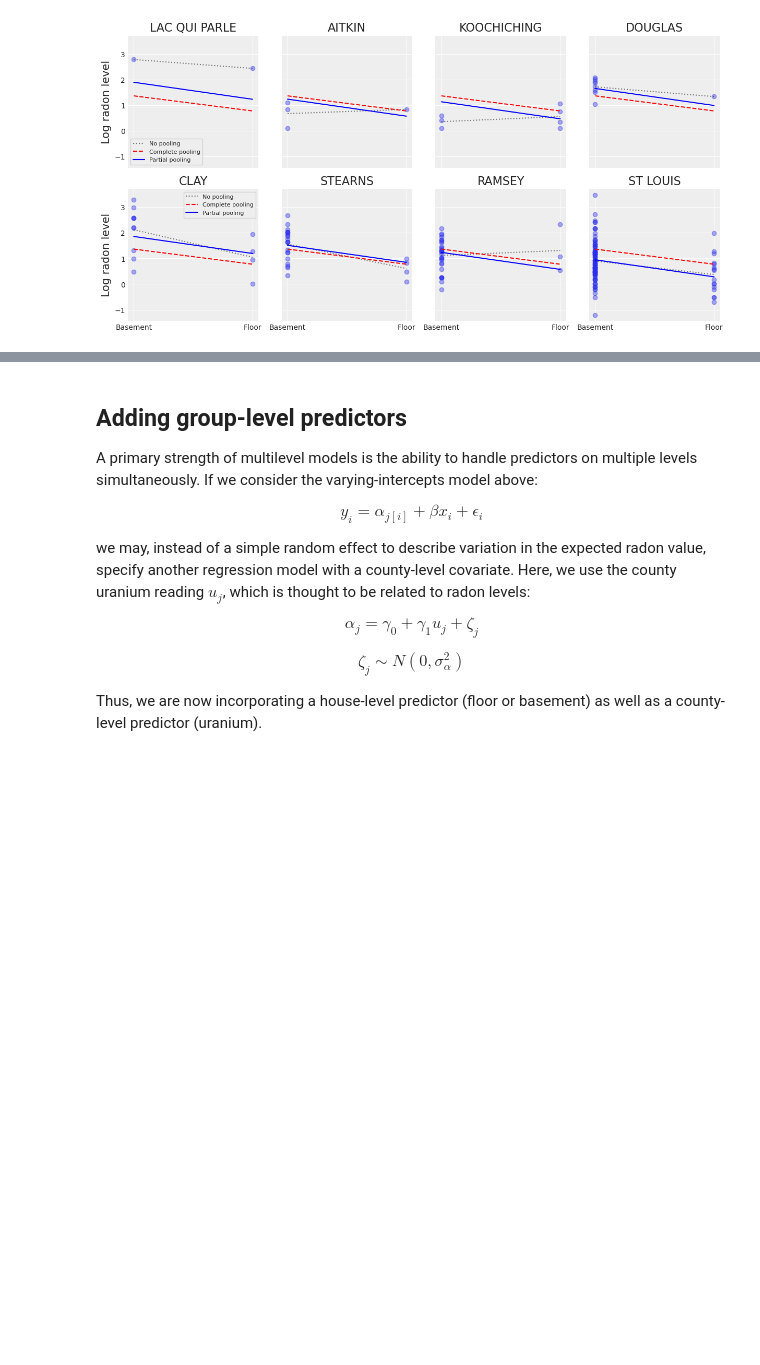
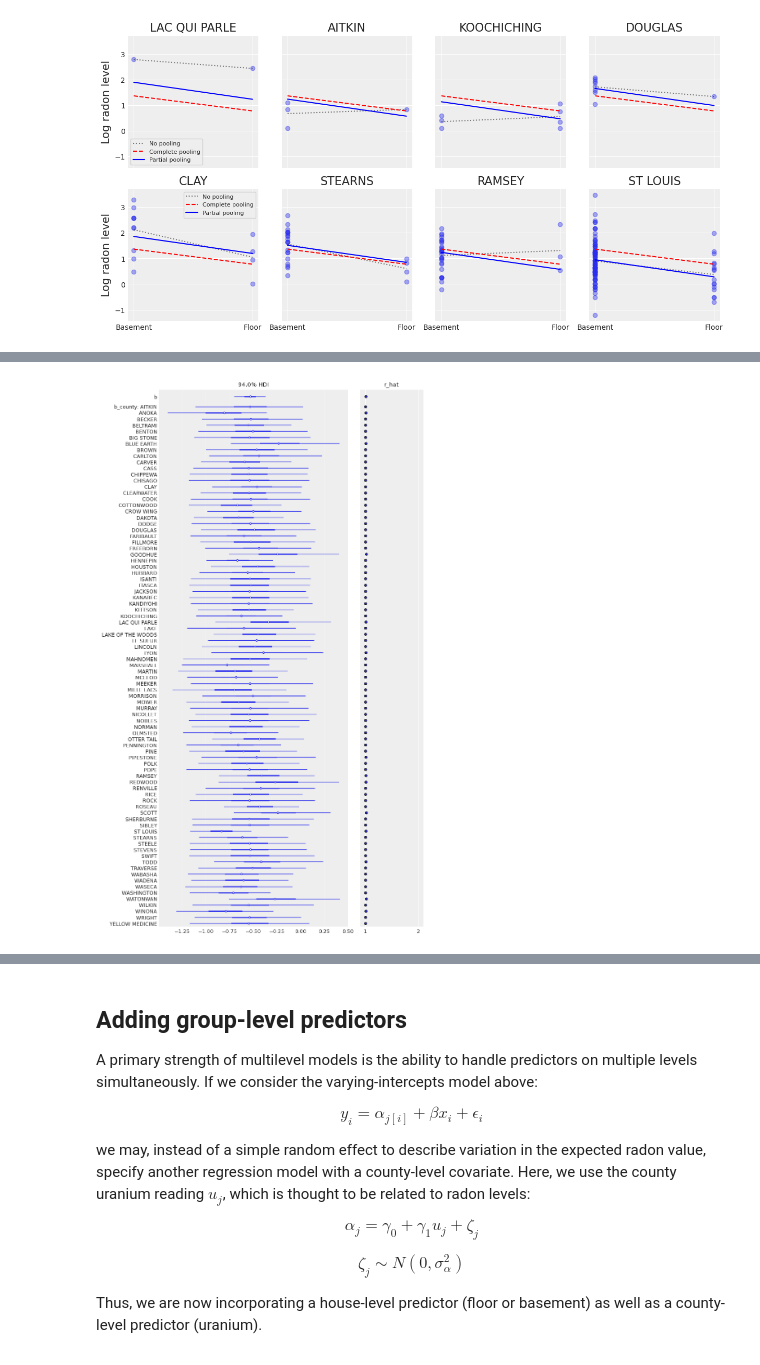
Before and after one commit to pymc-labs/roche-workshop, a Jupyter notebook: notebooks/Section2_Hierarchical_Models.ipynb, the cells around one changed output, grey strips where cells are left out. Drawn from its saved outputs; the diff is of its cells as text; code cells hidden in the pictures; blank space fills up the shorter version.

```diff
--- a/notebooks/Section2_Hierarchical_Models.ipynb
+++ b/notebooks/Section2_Hierarchical_Models.ipynb
@@ -619,0 +576,21 @@ with Model() as varying_slope:
+# %%
+with pm.Model(coords=coords) as varying_slope:
+    # Hyperpriors:
+    b = pm.Normal("b", mu=0.0, sigma=10.0)
+    sigma_b = pm.Exponential("sigma_b", 1.0)
+
+    # Common intercept:
+    a = pm.Normal("a", mu=0.0, sigma=10.0)
+    # Varying slopes:
+    b_county = pm.Normal("b_county", mu=b, sigma=sigma_b, dims="County")
+
+    # Expected value per county:
+    floor_idx = pm.Data("floor_idx", floor, dims="obs_id")
+    county_idx = pm.Data("county_idx", county, dims="obs_id")
+    theta = a + b_county[county_idx] * floor_idx
+    # Model error:
+    sigma = pm.Exponential("sigma", 1.0)
+
+    y = pm.Normal("y", theta, sigma=sigma, observed=log_radon, dims="obs_id")
+
+pm.model_to_graphviz(varying_slope)
@@ -620,3 +599,5 @@ with Model() as varying_slope:
 # %%
 with varying_slope:
-    varying_slope_trace = sample(1000, tune=1000, cores=2, random_seed=RANDOM_SEED)
+    varying_slope_idata = pm.sample(
+        tune=2000, random_seed=RANDOM_SEED, return_inferencedata=True
+    )
@@ -632,0 +616,6 @@ plt.xlim(-0.2, 1.2);
+# %%
+az.plot_forest(
+    varying_slope_idata, var_names=["b", "b_county"], r_hat=True, combined=True, textsize=9
+);
+# %% [output]
+[figure, added]
```
Also changed, not shown: parts of 20 cells of this notebook.
